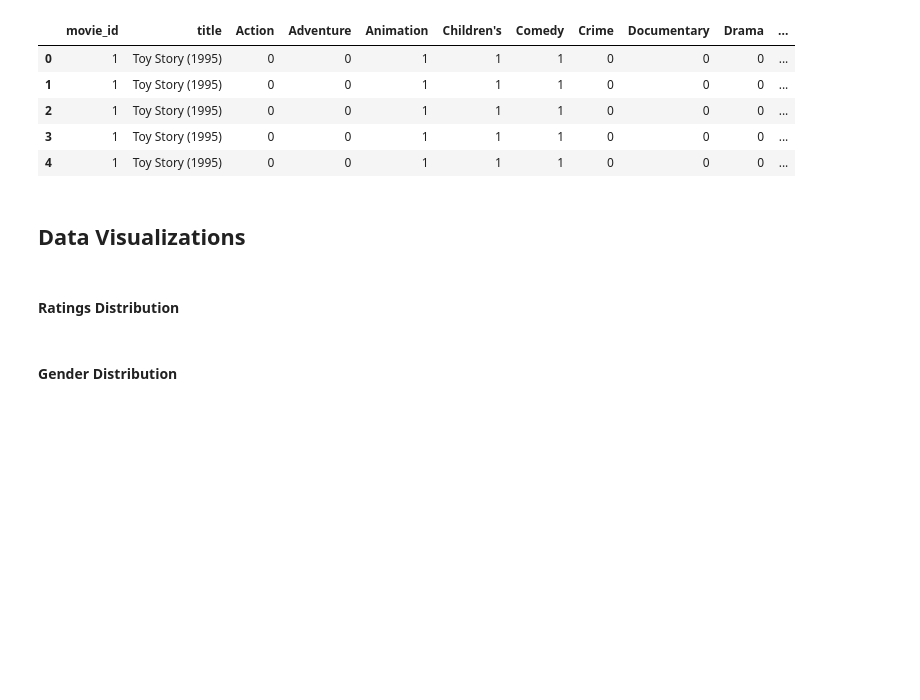
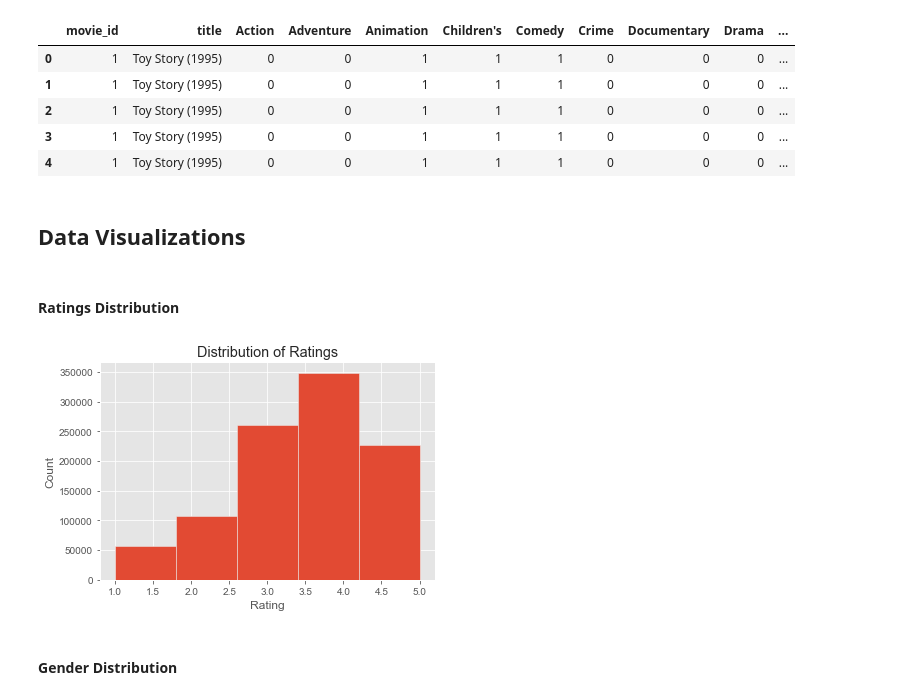
Before and after one commit to abhishekjainz/multi-armed-bandits-recommendation-system, a Jupyter notebook: code/MovieLens 1M EDA.ipynb, the cells around one changed output. Cells and saved outputs as stored; diff of their text form; code cells hidden in the pictures; blank space fills up the shorter version.

Commit message:
Updated charts using Seaborn

```diff
--- a/code/MovieLens 1M EDA.ipynb
+++ b/code/MovieLens 1M EDA.ipynb
@@ -7,10 +7,12 @@ import numpy as np
 import pandas as pd
 import matplotlib.pyplot as plt
 import seaborn as sns
-import plotly.express as px
-import plotly.io as pio
-import ipyplot
+import squarify
 from sklearn.preprocessing import OneHotEncoder
+
+sns.set_style('ticks')
+sns.set_palette('pastel')
+plt.style.use('ggplot')
 
 import warnings
 warnings.filterwarnings('ignore')
@@ -198,6 +200,9 @@ df['user_id'] = df['user_id'].astype(int).astype(str)
 df['rating'] = df['rating'].astype(int).astype(str)
 df['movie_id'] = df['movie_id'].astype(int).astype(str)
 df['rating'] = df['rating'].astype(int)
+df['gender'] = df['gender'].astype('category')
+df['occupation'] = df['occupation'].astype('category')
+df['age_group'] = df['age_group'].astype('category')
 # %% [markdown]
 #### Final Dataframe for Analysis
 # %%
@@ -235,8 +240,13 @@ df.head()
 #### Ratings Distribution
 # %%
 # Plot distribution of ratings
-fig = px.histogram(df, x="rating", nbins=10, title="Distribution of Ratings")
-fig.show()
+plt.hist(df['rating'], bins=5)
+plt.title("Distribution of Ratings")
+plt.xlabel("Rating")
+plt.ylabel("Count")
+plt.show()
+# %% [output]
+[figure, added]
 # %% [markdown]
 #### Gender Distribution
 # %%
```
Also changed, not shown: parts of 12 cells of this notebook.
